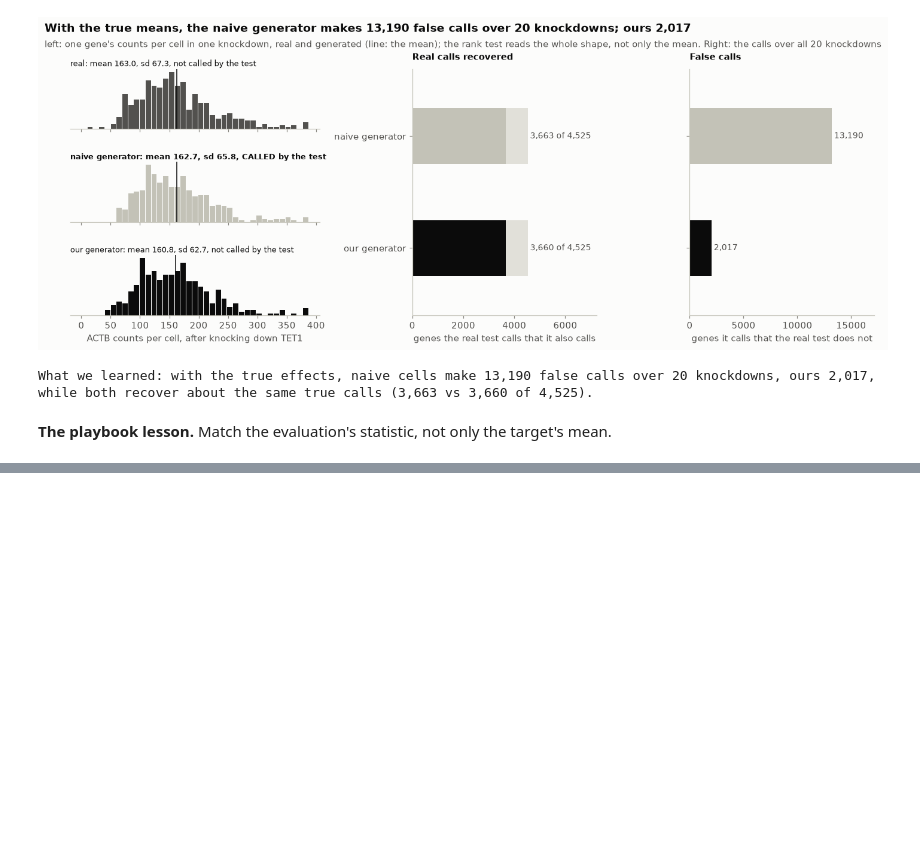
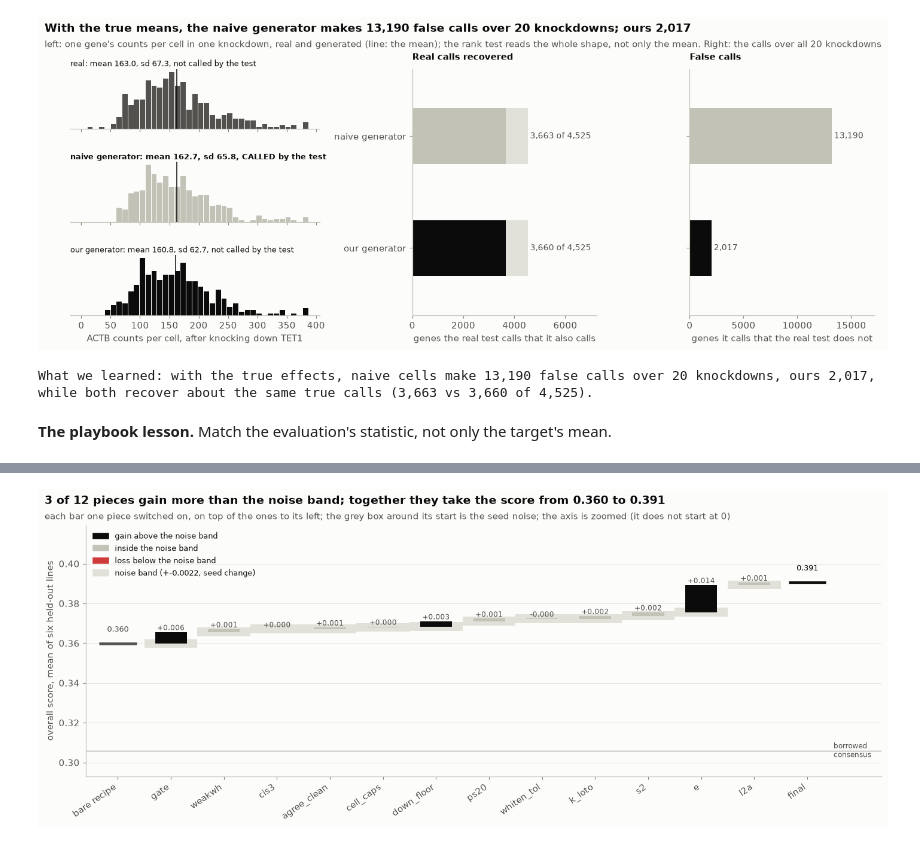
Before and after one commit to helenhenryz/vcc2026-perturbation-prediction, a Jupyter notebook: notebook.ipynb, the cells around one changed output, grey strips where cells are left out. Saved outputs shown, nothing was run; the diff lists cells and outputs as text; code cells hidden in the pictures; blank space fills up the shorter version.

Commit message:
Notebook: stage 1 waterfall on held-out lines (section 10)

```diff
--- a/notebook.ipynb
+++ b/notebook.ipynb
@@ -1209,0 +1261,53 @@ What we learned: with the true effects, naive cells make 13,190 false calls over
+# %%
+if MODE == "FULL" and (GPU or have_scores):
+    steps10 = ["none"] + [f"+{p}" for p in WATERFALL]
+    ov10 = pd.DataFrame({l: {a: fold[l][a]["overall"] for a in steps10} for l in FOLD_LINES})  # arms x lines
+    mean10 = ov10.mean(1)
+    gain10 = mean10.diff().iloc[1:]
+    band10 = float(noise8.mean())
+    probe_mean = float(probe8["overall"].mean())
+    fig, ax = plt.subplots(figsize=(13, 4.8))
+    # the levels are drawn as short lines (not bars from zero), so the axis can zoom in on the gains
+    ax.plot([-0.35, 0.35], [mean10.iloc[0]] * 2, color=INK2, lw=3, solid_capstyle="butt")
+    ax.text(0, mean10.iloc[0], f"{mean10.iloc[0]:.3f}\n", ha="center", va="bottom", fontsize=8.5, color=INK2)
+    for k, (arm, g) in enumerate(gain10.items(), start=1):
+        lo = mean10.iloc[k - 1]
+        ax.add_patch(mpl.patches.Rectangle((k - 0.5, lo - band10), 1.0, 2 * band10, color=GRID, lw=0, zorder=0))
+        colour = INK if g > band10 else (LIGHT if g >= -band10 else "#d03b3b")
+        ax.bar(k, g, bottom=lo, color=colour, width=0.6, zorder=2)
+        ax.text(k, max(lo, lo + g), f"{g:+.3f}", ha="center", va="bottom", fontsize=8, color=INK2)
+    k_end = len(gain10) + 1
+    ax.plot([k_end - 0.35, k_end + 0.35], [mean10.iloc[-1]] * 2, color=INK, lw=3, solid_capstyle="butt")
+    ax.text(k_end, mean10.iloc[-1], f"{mean10.iloc[-1]:.3f}\n", ha="center", va="bottom", fontsize=8.5, color=INK)
+    ax.axhline(probe_mean, color=MUTED, lw=0.8, zorder=1)
+    ax.text(k_end + 0.45, probe_mean, " borrowed\n consensus", fontsize=8, color=INK2, va="center")
+    ax.set_xticks(
+        range(k_end + 1), ["bare recipe"] + [a[1:] for a in gain10.index] + ["final"], rotation=35, ha="right"
+    )
+    ax.set_xlim(-0.6, k_end + 1.4)
+    lo10, hi10 = min(mean10.min(), probe_mean) - band10, max(mean10.max(), probe_mean) + band10
+    ax.set_ylim(lo10 - 0.12 * (hi10 - lo10), hi10 + 0.3 * (hi10 - lo10))
+    ax.grid(axis="y")
+    ax.set_axisbelow(True)
+    ax.set_ylabel("overall score, mean of six held-out lines")
+    ax.legend(
+        handles=[
+            mpl.patches.Patch(color=INK, label="gain above the noise band"),
+            mpl.patches.Patch(color=LIGHT, label="inside the noise band"),
+            mpl.patches.Patch(color="#d03b3b", label="loss below the noise band"),
+            mpl.patches.Patch(color=GRID, label=f"noise band (+-{band10:.4f}, seed change)"),
+        ],
+        loc="upper left",
+        fontsize=8.5,
+    )
+    n_above = int((gain10 > band10).sum())
+    fig.tight_layout()
+    headline(
+        fig,
+        f"{n_above} of {len(gain10)} pieces gain more than the noise band; together they take the score from "
+        f"{mean10.iloc[0]:.3f} to {mean10.iloc[-1]:.3f}",
+        "each bar one piece switched on, on top of the ones to its left; the grey box around its start is the seed noise; the axis is zoomed (it does not start at 0)",
+    )
+    plt.show()
+# %% [output]
+[figure, added]
```
Also changed, not shown: parts of 5 cells of this notebook.
